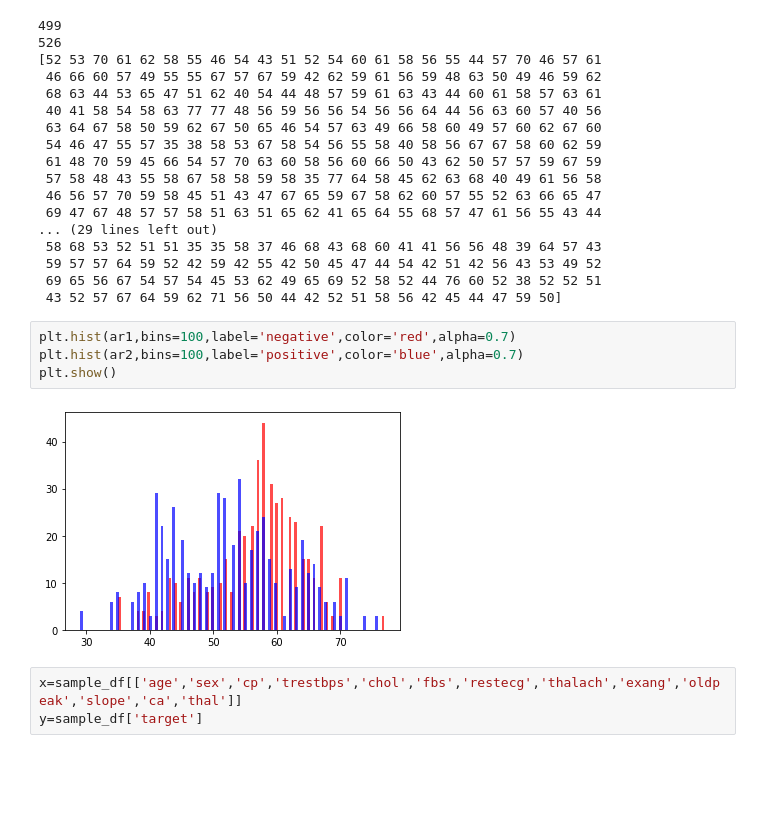
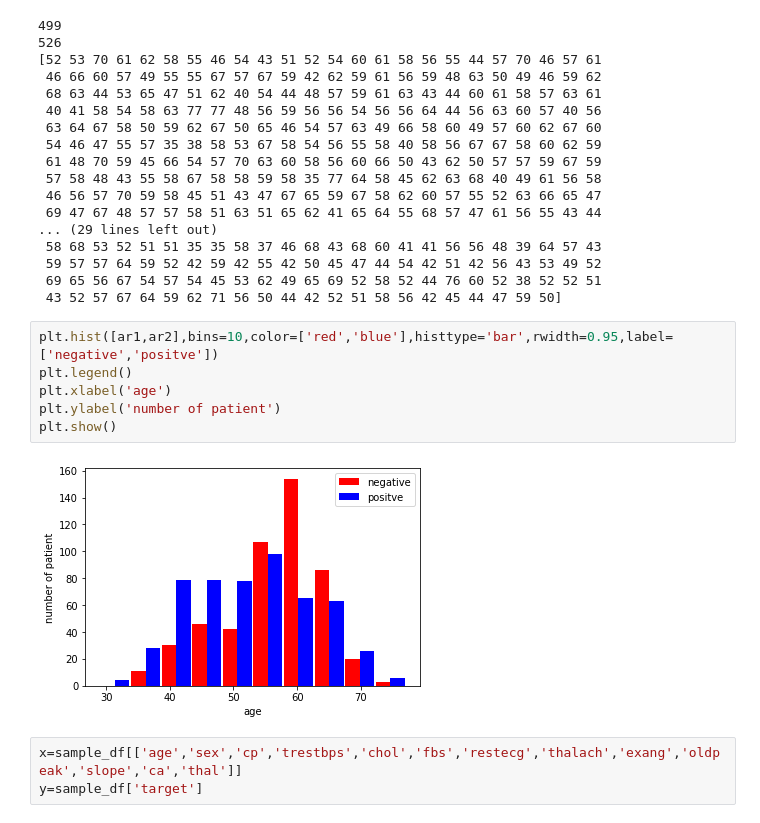
Before and after one commit to deepak-1197/small-projects, a Jupyter notebook: Heart_Disease.ipynb, the cells around one changed output. Saved outputs shown, nothing was run; the diff lists cells and outputs as text; blank space fills up the shorter version.

```diff
--- a/Heart_Disease.ipynb
+++ b/Heart_Disease.ipynb
@@ -105,12 +105,14 @@ print(ar2)
  59 57 57 64 59 52 42 59 42 55 42 50 45 47 44 54 42 51 42 56 43 53 49 52
  69 65 56 67 54 57 54 45 53 62 49 65 69 52 58 52 44 76 60 52 38 52 52 51
  43 52 57 67 64 59 62 71 56 50 44 42 52 51 58 56 42 45 44 47 59 50]
-# %%
-plt.hist(ar1,bins=100,label='negative',color='red',alpha=0.7)
-plt.hist(ar2,bins=100,label='positive',color='blue',alpha=0.7)
-plt.show()
-# %% [output]
-[figure, removed]
+# %%
+plt.hist([ar1,ar2],bins=10,color=['red','blue'],histtype='bar',rwidth=0.95,label=['negative','positve'])
+plt.legend()
+plt.xlabel('age')
+plt.ylabel('number of patient')
+plt.show()
+# %% [output]
+[figure, added]
 # %%
 x=sample_df[['age','sex','cp','trestbps','chol','fbs','restecg','thalach','exang','oldpeak','slope','ca','thal']]
 y=sample_df['target']
```
Also changed, not shown: parts of 1 cell of this notebook.
